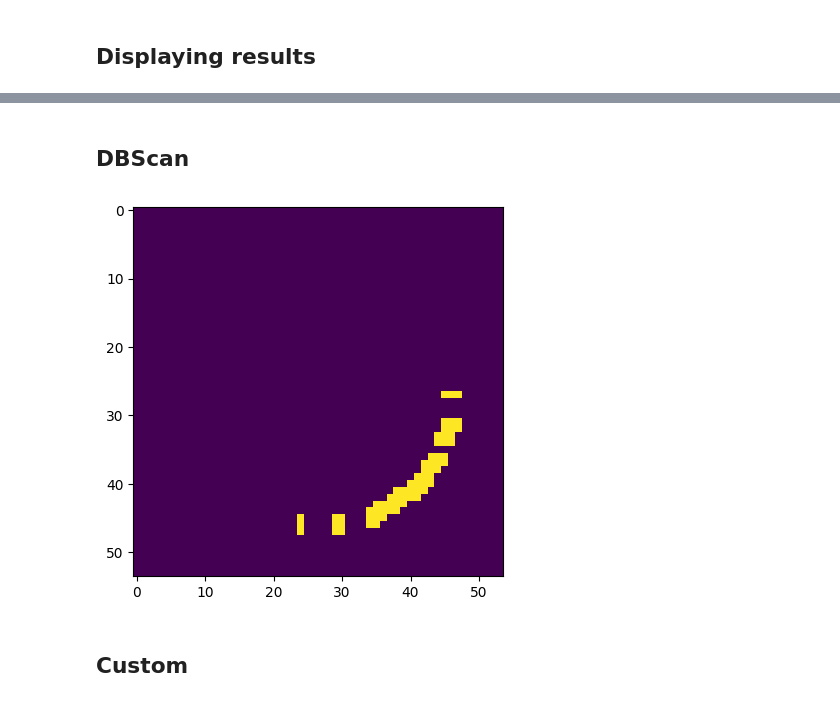
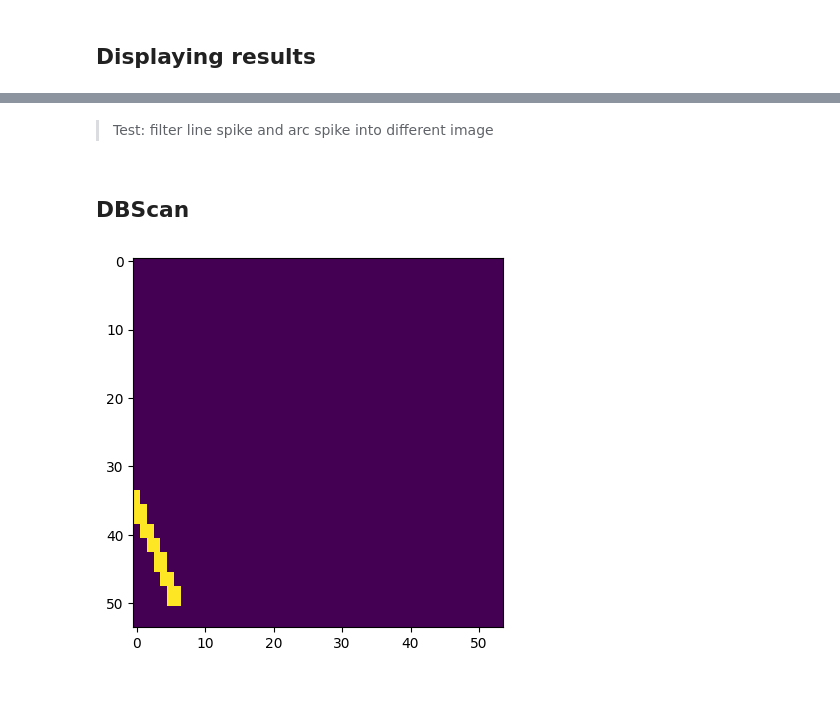
Before and after one commit to sokmontrey/graph-conv, a Jupyter notebook: main.ipynb, the cells around one changed output, grey strips where cells are left out. Cells and saved outputs as stored; diff of their text form; code cells hidden in the pictures.

Commit message:
line and arc detection / clustering

```diff
--- a/main.ipynb
+++ b/main.ipynb
@@ -124,0 +106,17 @@ kmeanCluster(test_image)
+# %%
+test_images = edges[5]
+
+plt.figure(figsize=(16, 1))
+for i in range(test_images.shape[0]):
+    h_sum = test_images[i][0].sum(dim=0)
+    v_sum = test_images[i][0].sum(dim=1)
+
+    v_sum = v_sum.flip(0) # does not work for all cases. Depending on the orientation of the image. Might need to be switched to horizontal flip.
+
+    plt.subplot(1, 8, i+1)
+    shape_graph = (h_sum * v_sum)
+    shape_graph /= shape_graph.max()
+    plt.plot(shape_graph)
+
+showOneGrid(test_images, 16, 3, is_inverted=True)
+plt.show()
@@ -125,17 +152,19 @@ kmeanCluster(test_image)
+# %% [markdown]
+>
+> Test: filter line spike and arc spike into different image
+>
 # %% [markdown]
 ## DBScan
 # %%
 def dbscanCluster(data, eps=0.0001, min_samples=1):
     dbs = DBSCAN(eps=eps, min_samples=min_samples)
     X = sparse.csr_matrix(data.view(-1, 1).numpy())
     dbs.fit(X)
     Y = dbs.labels_.reshape(data.shape)
 
     plt.imshow(Y[0])
     plt.show()
 
-dbscanCluster(test_image, eps=0.05, min_samples=1)
+dbscanCluster(test_images, eps=0.05, min_samples=1)
 # %% [output]
-[figure, old version]
+[figure, new version]
-# %% [markdown]
-## Custom
```
Also changed, not shown: parts of 10 cells of this notebook, 1 other file.
